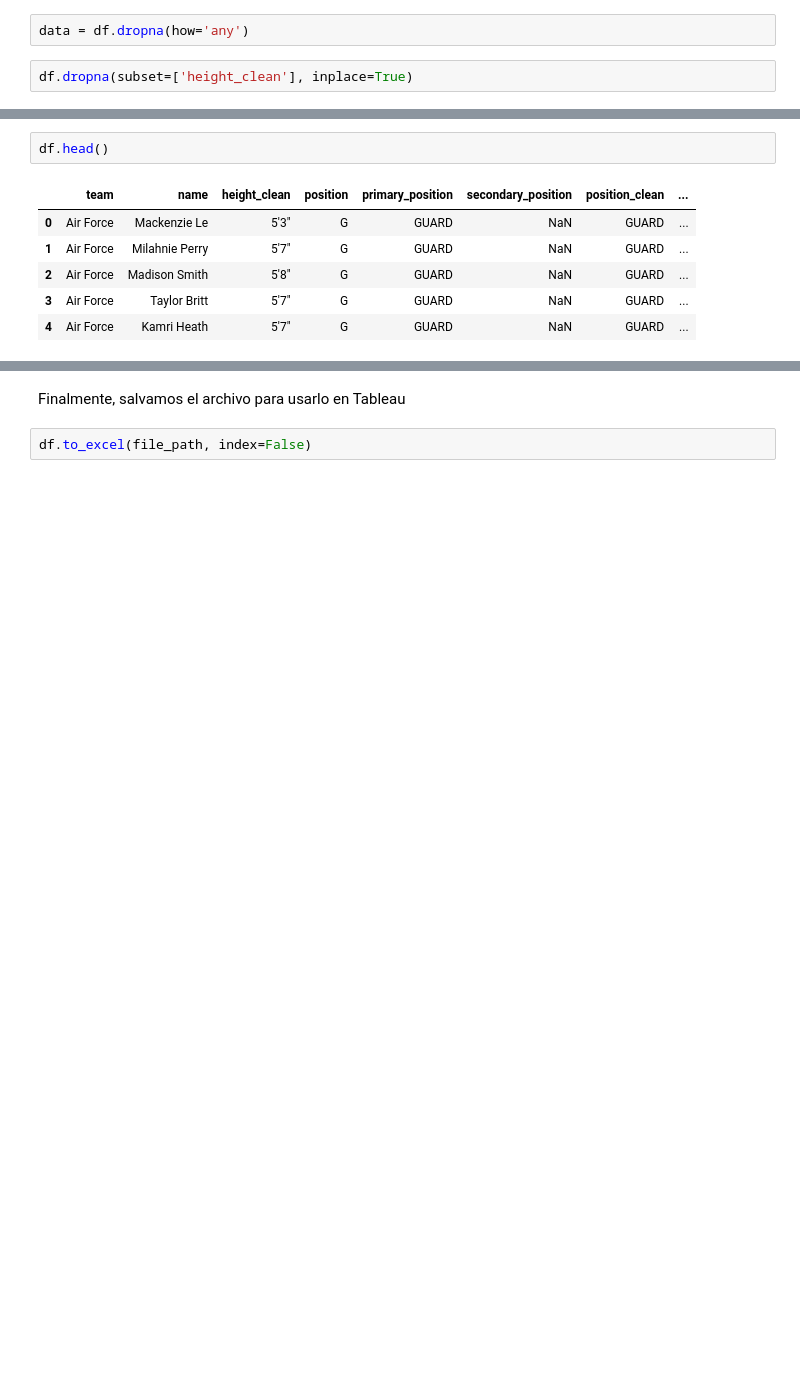
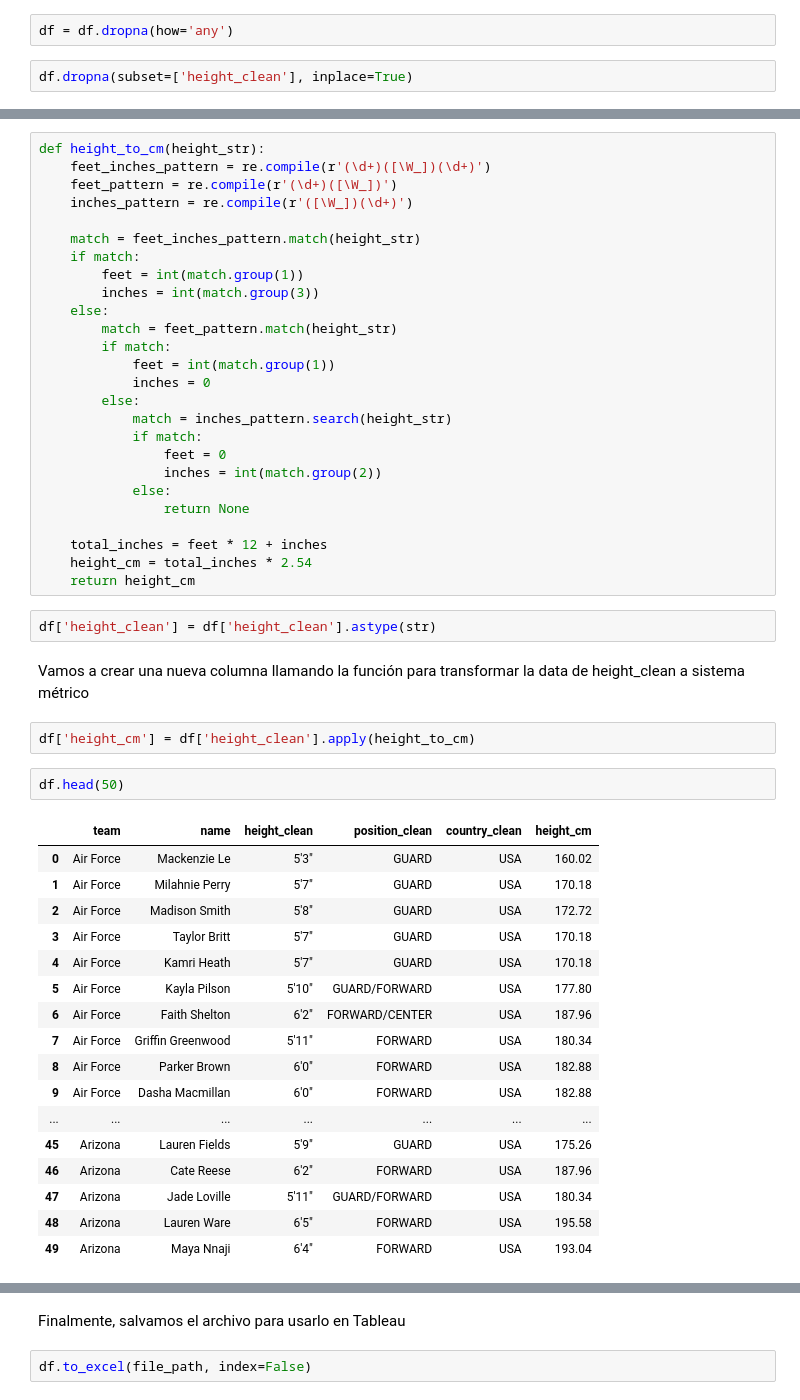
Before and after one commit to cistelsa/Predictive-Sentiment-Analysis-of-Twitter-for-BTC, a Jupyter notebook: Data_Analysis/Tableau_Practice/Limpieza_para_Tableau.ipynb, the cells around one changed output, grey strips where cells are left out. Drawn from its saved outputs; the diff is of its cells as text; blank space fills up the shorter version.

Commit message:
Function commit
Jupyter notebook que incluye más detalles del proceso de limpieza y la funcion para transformar las alturas a centimetro. Queda pendiente los datos que fueron cargados como fecha.

```diff
--- a/Data_Analysis/Tableau_Practice/Limpieza_para_Tableau.ipynb
+++ b/Data_Analysis/Tableau_Practice/Limpieza_para_Tableau.ipynb
@@ -105,4 +75,4 @@ Para el dashboard que vamos a armar y considerando la pequeña cantidad de valor
 # %%
-data = df.dropna(how='any')
+df = df.dropna(how='any')
 # %%
 df.dropna(subset=['height_clean'], inplace=True)
@@ -109,9 +121,52 @@ df.dropna(subset=['height_clean'], inplace=True)
+# %%
+def height_to_cm(height_str):
+    feet_inches_pattern = re.compile(r'(\d+)([\W_])(\d+)')
+    feet_pattern = re.compile(r'(\d+)([\W_])')
+    inches_pattern = re.compile(r'([\W_])(\d+)')
+
+    match = feet_inches_pattern.match(height_str)
+    if match:
+        feet = int(match.group(1))
+        inches = int(match.group(3))
+    else:
+        match = feet_pattern.match(height_str)
+        if match:
+            feet = int(match.group(1))
+            inches = 0
+        else:
+            match = inches_pattern.search(height_str)
+            if match:
+                feet = 0
+                inches = int(match.group(2))
+            else:
+                return None
+
+    total_inches = feet * 12 + inches
+    height_cm = total_inches * 2.54
+    return height_cm
+# %%
+df['height_clean'] = df['height_clean'].astype(str)
+# %% [markdown]
+Vamos a crear una nueva columna llamando la función para transformar la data de height_clean a sistema métrico
+# %%
+df['height_cm'] = df['height_clean'].apply(height_to_cm)
 # %%
-df.head()
+df.head(50)
 # %% [output]
-|  | team | name | height_clean | position | primary_position | secondary_position | position_clean | ... |
-| 0 | Air Force | Mackenzie Le | 5'3" | G | GUARD | NaN | GUARD | ... |
-| 1 | Air Force | Milahnie Perry | 5'7" | G | GUARD | NaN | GUARD | ... |
-| 2 | Air Force | Madison Smith | 5'8" | G | GUARD | NaN | GUARD | ... |
-| 3 | Air Force | Taylor Britt | 5'7" | G | GUARD | NaN | GUARD | ... |
-| 4 | Air Force | Kamri Heath | 5'7" | G | GUARD | NaN | GUARD | ... |
+|  | team | name | height_clean | position_clean | country_clean | height_cm |
+| 0 | Air Force | Mackenzie Le | 5'3" | GUARD | USA | 160.02 |
+| 1 | Air Force | Milahnie Perry | 5'7" | GUARD | USA | 170.18 |
+| 2 | Air Force | Madison Smith | 5'8" | GUARD | USA | 172.72 |
+| 3 | Air Force | Taylor Britt | 5'7" | GUARD | USA | 170.18 |
+| 4 | Air Force | Kamri Heath | 5'7" | GUARD | USA | 170.18 |
+| 5 | Air Force | Kayla Pilson | 5'10" | GUARD/FORWARD | USA | 177.80 |
+| 6 | Air Force | Faith Shelton | 6'2" | FORWARD/CENTER | USA | 187.96 |
+| 7 | Air Force | Griffin Greenwood | 5'11" | FORWARD | USA | 180.34 |
+| 8 | Air Force | Parker Brown | 6'0" | FORWARD | USA | 182.88 |
+| 9 | Air Force | Dasha Macmillan | 6'0" | FORWARD | USA | 182.88 |
+| ... | ... | ... | ... | ... | ... | ... |
+| 45 | Arizona | Lauren Fields | 5'9" | GUARD | USA | 175.26 |
+| 46 | Arizona | Cate Reese | 6'2" | FORWARD | USA | 187.96 |
+| 47 | Arizona | Jade Loville | 5'11" | GUARD/FORWARD | USA | 180.34 |
+| 48 | Arizona | Lauren Ware | 6'5" | FORWARD | USA | 195.58 |
+| 49 | Arizona | Maya Nnaji | 6'4" | FORWARD | USA | 193.04 |
```
Also changed, not shown: parts of 43 cells of this notebook.
